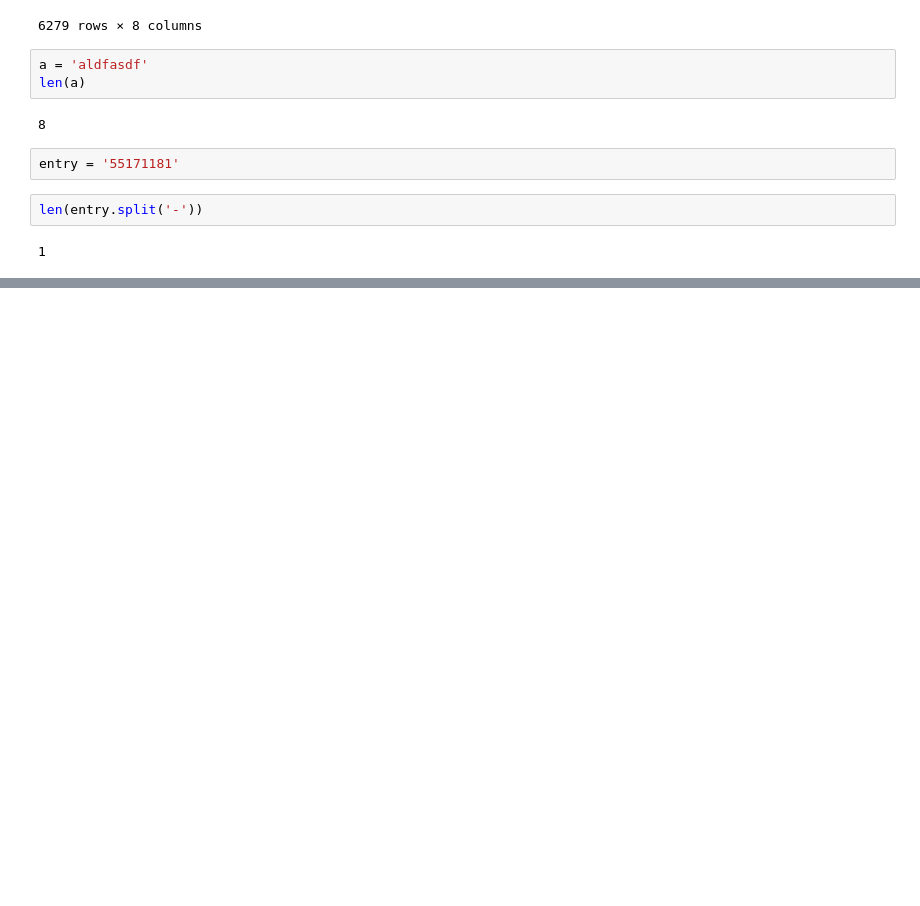
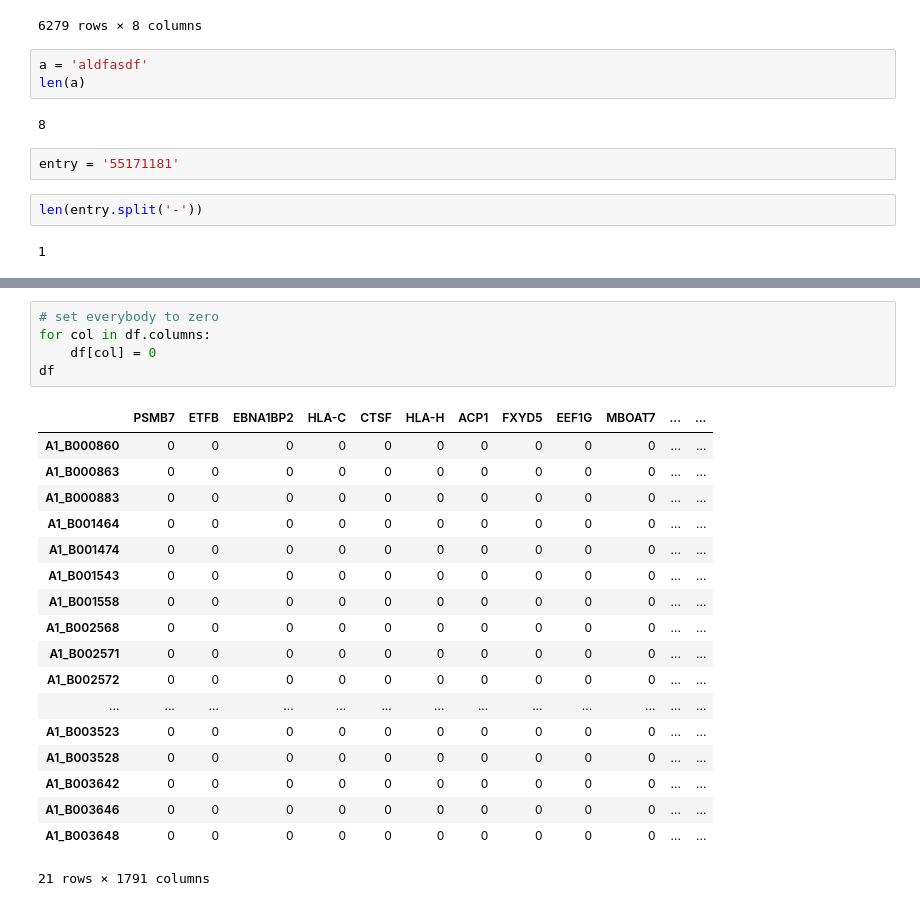
Before and after one commit to czbiohub/SNP_calling_pipeline, a Jupyter notebook: py_notebooks/scratchNotebook.ipynb, the cells around one changed output, grey strips where cells are left out. Drawn from its saved outputs; the diff is of its cells as text; blank space fills up the shorter version.

```diff
--- a/py_notebooks/scratchNotebook.ipynb
+++ b/py_notebooks/scratchNotebook.ipynb
@@ -180,0 +312,24 @@ len(entry.split('-'))
+# %%
+# set everybody to zero
+for col in df.columns:
+    df[col] = 0
+df
+# %% [output]
+|  | PSMB7 | ETFB | EBNA1BP2 | HLA-C | CTSF | HLA-H | ACP1 | FXYD5 | EEF1G | MBOAT7 | ... | ... |
+| A1_B000860 | 0 | 0 | 0 | 0 | 0 | 0 | 0 | 0 | 0 | 0 | ... | ... |
+| A1_B000863 | 0 | 0 | 0 | 0 | 0 | 0 | 0 | 0 | 0 | 0 | ... | ... |
+| A1_B000883 | 0 | 0 | 0 | 0 | 0 | 0 | 0 | 0 | 0 | 0 | ... | ... |
+| A1_B001464 | 0 | 0 | 0 | 0 | 0 | 0 | 0 | 0 | 0 | 0 | ... | ... |
+| A1_B001474 | 0 | 0 | 0 | 0 | 0 | 0 | 0 | 0 | 0 | 0 | ... | ... |
+| A1_B001543 | 0 | 0 | 0 | 0 | 0 | 0 | 0 | 0 | 0 | 0 | ... | ... |
+| A1_B001558 | 0 | 0 | 0 | 0 | 0 | 0 | 0 | 0 | 0 | 0 | ... | ... |
+| A1_B002568 | 0 | 0 | 0 | 0 | 0 | 0 | 0 | 0 | 0 | 0 | ... | ... |
+| A1_B002571 | 0 | 0 | 0 | 0 | 0 | 0 | 0 | 0 | 0 | 0 | ... | ... |
+| A1_B002572 | 0 | 0 | 0 | 0 | 0 | 0 | 0 | 0 | 0 | 0 | ... | ... |
+| ... | ... | ... | ... | ... | ... | ... | ... | ... | ... | ... | ... | ... |
+| A1_B003523 | 0 | 0 | 0 | 0 | 0 | 0 | 0 | 0 | 0 | 0 | ... | ... |
+| A1_B003528 | 0 | 0 | 0 | 0 | 0 | 0 | 0 | 0 | 0 | 0 | ... | ... |
+| A1_B003642 | 0 | 0 | 0 | 0 | 0 | 0 | 0 | 0 | 0 | 0 | ... | ... |
+| A1_B003646 | 0 | 0 | 0 | 0 | 0 | 0 | 0 | 0 | 0 | 0 | ... | ... |
+| A1_B003648 | 0 | 0 | 0 | 0 | 0 | 0 | 0 | 0 | 0 | 0 | ... | ... |
+21 rows × 1791 columns
```
Also changed, not shown: parts of 19 cells of this notebook, 1 other file.
